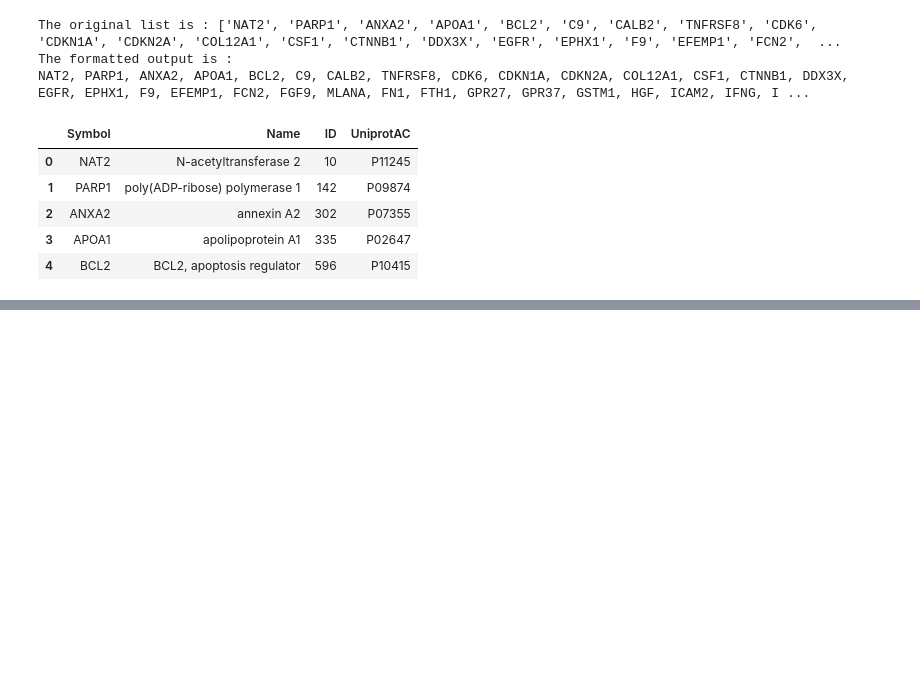
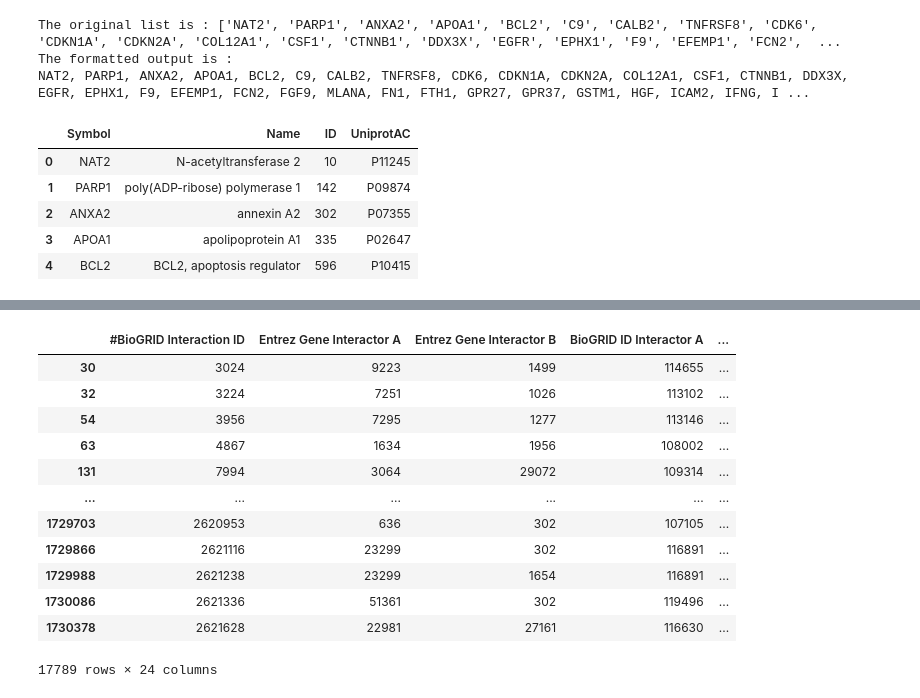
Before and after one commit to giuliacassara/Malignant-Mesothelioma, a Jupyter notebook: Analysis.ipynb, the cells around one changed output, grey strips where cells are left out. Cells and saved outputs as stored; diff of their text form; code cells hidden in the pictures; blank space fills up the shorter version.

```diff
--- a/Analysis.ipynb
+++ b/Analysis.ipynb
@@ -60,15 +60,6 @@ t.head()
 | 4 | 596 | BCL2 | 0.312 | 0.862 | C0345967 | Malignant mesothelioma | disease | C04;C08 | ... |
 # %% [markdown]
 ### Explore the DisGeNet dataset, find the disease of interest and get the list of human genes involved.
-# %%
-#now let's save the gene symbols, entrez ID and names in arrays
-symbol=[]
-entrezID=[]
-for i in range(len(t)):
-#     print(disgenet['Gene'][i]+" ")
-    symbol.append(t['geneSymbol'][i])
-    entrezID.append(t['geneId'][i]
-#we check on HGNC to see if we need to change genes name
 # %%
 curated = pd.read_csv("./disgenet/browser_source_genes_summary_CURATED.tsv", sep = '\t')
 curated.head()
@@ -171,0 +234,17 @@ results.head()
+# %%
+biogrid_seed_genes = biogrid_human.loc[(biogrid_human['Official Symbol Interactor A'].isin(geneSymbol)) | (biogrid_human['Official Symbol Interactor B'].isin(geneSymbol))]
+biogrid_seed_genes
+# %% [output]
+|  | #BioGRID Interaction ID | Entrez Gene Interactor A | Entrez Gene Interactor B | BioGRID ID Interactor A | ... |
+| 30 | 3024 | 9223 | 1499 | 114655 | ... |
+| 32 | 3224 | 7251 | 1026 | 113102 | ... |
+| 54 | 3956 | 7295 | 1277 | 113146 | ... |
+| 63 | 4867 | 1634 | 1956 | 108002 | ... |
+| 131 | 7994 | 3064 | 29072 | 109314 | ... |
+| ... | ... | ... | ... | ... | ... |
+| 1729703 | 2620953 | 636 | 302 | 107105 | ... |
+| 1729866 | 2621116 | 23299 | 302 | 116891 | ... |
+| 1729988 | 2621238 | 23299 | 1654 | 116891 | ... |
+| 1730086 | 2621336 | 51361 | 302 | 119496 | ... |
+| 1730378 | 2621628 | 22981 | 27161 | 116630 | ... |
+17789 rows × 24 columns
```
Also changed, not shown: parts of 27 cells of this notebook, 1 other file.
